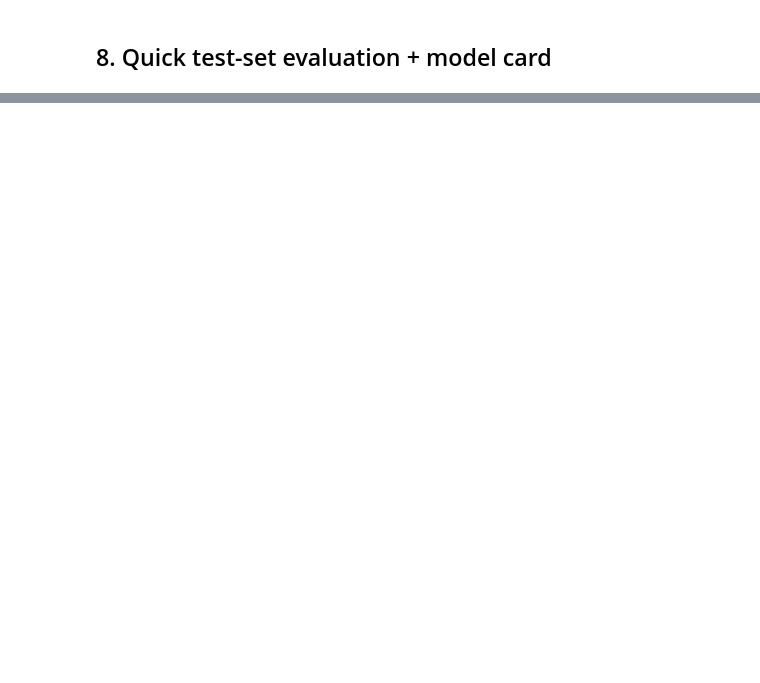
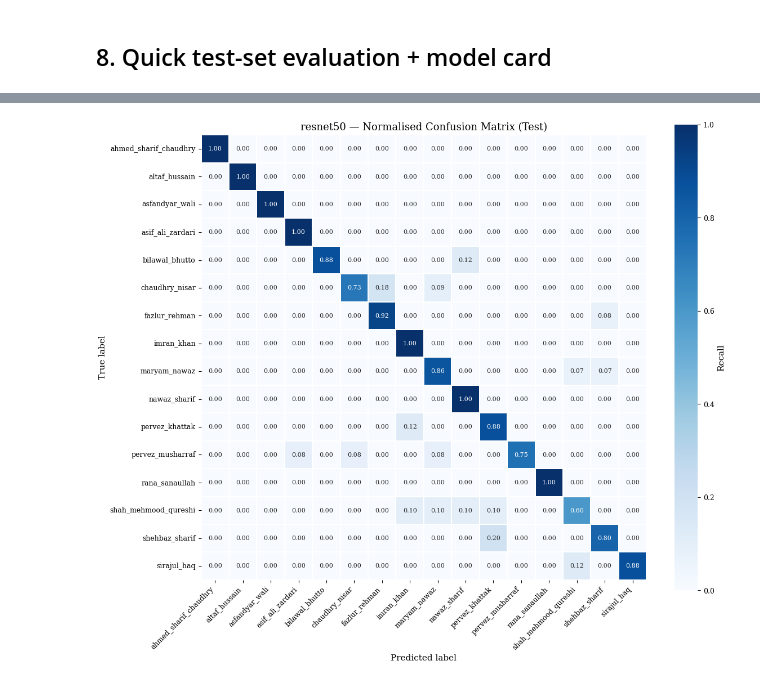
Before and after one commit to musarashid49/Image-Classification-with-CNN, a Jupyter notebook: notebooks/03_train_model_A.ipynb, the cells around one changed output, grey strips where cells are left out. Drawn from its saved outputs; the diff is of its cells as text; code cells hidden in the pictures; blank space fills up the shorter version.

```diff
--- a/notebooks/03_train_model_A.ipynb
+++ b/notebooks/03_train_model_A.ipynb
@@ -198,0 +261,93 @@ print(f"  weighted F1:     {metrics['weighted_f1']:.4f}")
+# %%
+import numpy as np
+import matplotlib.pyplot as plt
+import seaborn as sns
+import torch
+from sklearn.metrics import confusion_matrix, precision_recall_fscore_support
+
+# ---- 1. Collect test-set predictions ----
+model.eval()
+all_preds, all_labels = [], []
+with torch.no_grad():
+    for images, labels in test_loader:
+        images = images.to(device)
+        logits = model(images)
+        preds = logits.argmax(dim=1).cpu().numpy()
+        all_preds.extend(preds.tolist())
+        all_labels.extend(labels.numpy().tolist())
+
+y_true = np.asarray(all_labels)
+y_pred = np.asarray(all_preds)
+labels_idx = list(range(len(CLASS_NAMES)))
+
+REPORT_FIGURES.mkdir(parents=True, exist_ok=True)
+
+# ---- 2. Normalised confusion matrix (row-normalised = recall) ----
+cm = confusion_matrix(y_true, y_pred, labels=labels_idx)
+row_sums = cm.sum(axis=1, keepdims=True).clip(min=1)
+cm_norm = cm.astype(np.float64) / row_sums
+
+fig, ax = plt.subplots(figsize=(12, 10))
+sns.heatmap(
+    cm_norm,
+    annot=True,
+    fmt=".2f",
+    cmap="Blues",
+    xticklabels=CLASS_NAMES,
+    yticklabels=CLASS_NAMES,
+    cbar_kws={"label": "Recall"},
+    vmin=0.0, vmax=1.0,
+    square=True,
+    linewidths=0.3,
+    linecolor="white",
+    annot_kws={"size": 8},
+    ax=ax,
+)
+ax.set_xlabel("Predicted label", fontsize=11)
+ax.set_ylabel("True label", fontsize=11)
+ax.set_title(f"{MODEL_NAME} — Normalised Confusion Matrix (Test)", fontsize=13)
+plt.xticks(rotation=45, ha="right")
+plt.yticks(rotation=0)
+plt.tight_layout()
+
+cm_path = REPORT_FIGURES / f"{MODEL_NAME}_confusion_matrix_normalized.png"
+fig.savefig(cm_path, dpi=200, bbox_inches="tight")
+plt.show()
+print(f"✓ saved: {cm_path}")
+
+# ---- 3. Per-class precision / recall / F1 grouped bar chart ----
+prec, rec, f1, support = precision_recall_fscore_support(
+    y_true, y_pred, labels=labels_idx, zero_division=0
+)
+
+x = np.arange(len(CLASS_NAMES))
+w = 0.27
+
+fig, ax = plt.subplots(figsize=(14, 6))
+ax.bar(x - w, prec, w, label="Precision", color="#4C72B0")
+ax.bar(x,     rec,  w, label="Recall",    color="#55A868")
+ax.bar(x + w, f1,   w, label="F1",        color="#C44E52")
+
+ax.set_xticks(x)
+ax.set_xticklabels(CLASS_NAMES, rotation=45, ha="right")
+ax.set_ylim(0.0, 1.05)
+ax.set_ylabel("Score")
+ax.set_title(f"{MODEL_NAME} — Per-Class Precision / Recall / F1 (Test)",
+             fontsize=13)
+ax.legend(loc="lower right", framealpha=0.95)
+ax.grid(axis="y", alpha=0.3)
+ax.set_axisbelow(True)
+plt.tight_layout()
+
+pc_path = REPORT_FIGURES / f"{MODEL_NAME}_per_class_metrics.png"
+fig.savefig(pc_path, dpi=200, bbox_inches="tight")
+plt.show()
+print(f"✓ saved: {pc_path}")
+
+# ---- 4. Quick numeric summary printed under the bars ----
+print()
+print(f"{'class':28s} {'prec':>6s} {'rec':>6s} {'F1':>6s} {'n':>4s}")
+for name, p, r, f, s in zip(CLASS_NAMES, prec, rec, f1, support):
+    print(f"{name:28s} {p:6.3f} {r:6.3f} {f:6.3f} {int(s):4d}")
+# %% [output]
+[figure, added]
```
Also changed, not shown: parts of 11 cells of this notebook, 5 other files.
